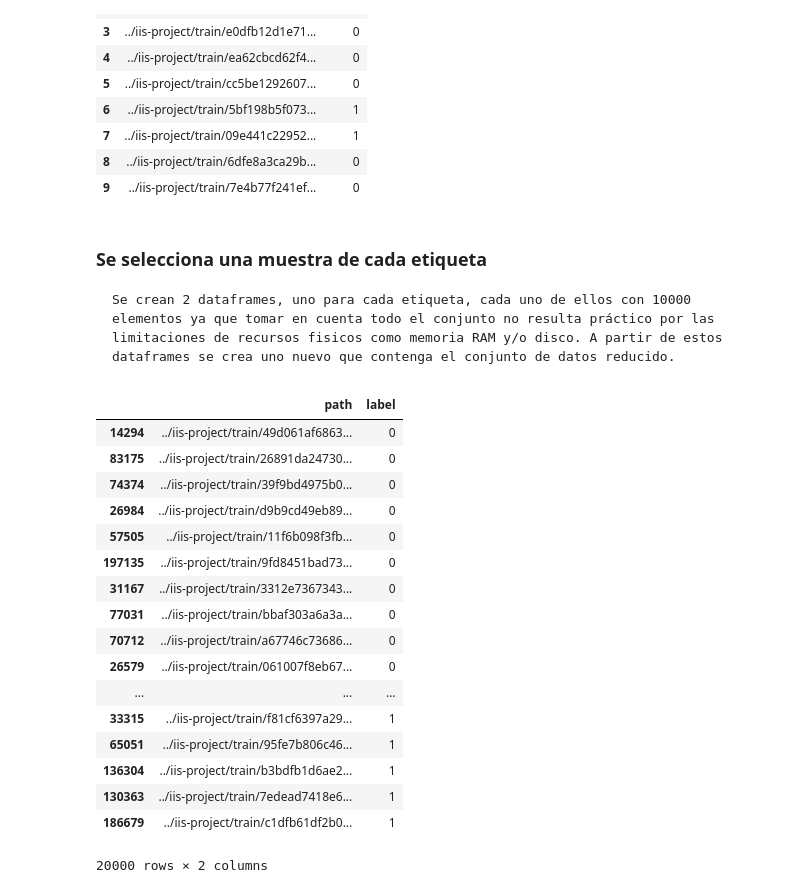
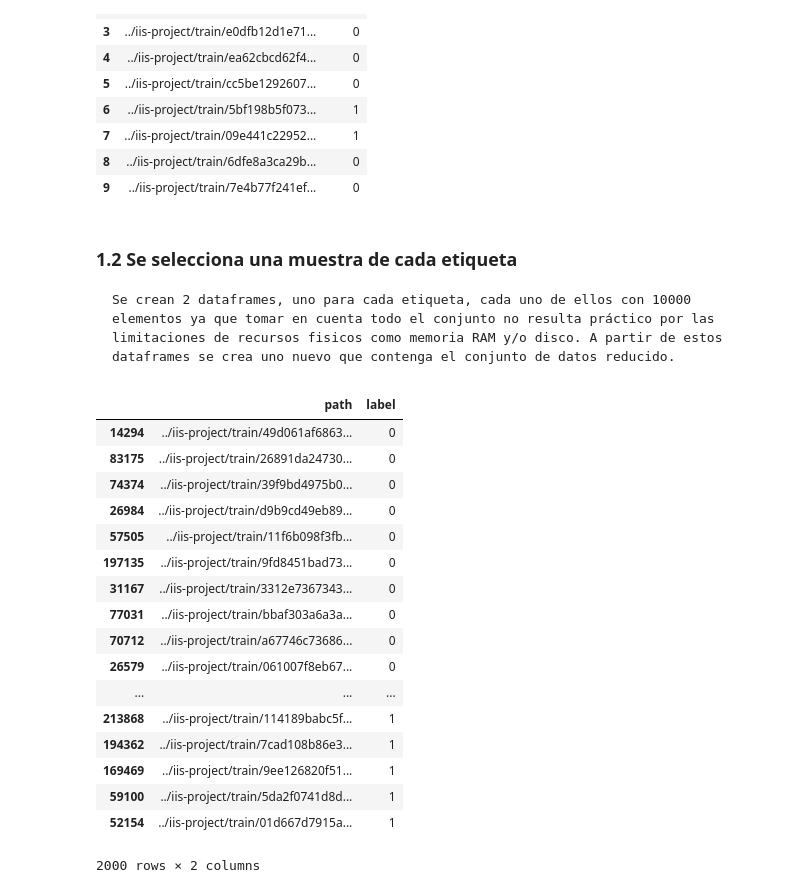
Before and after one commit to iis-project/iis-project, a Jupyter notebook: iis-project.ipynb, the cells around one changed output. Saved outputs shown, nothing was run; the diff lists cells and outputs as text; code cells hidden in the pictures.

```diff
--- a/iis-project.ipynb
+++ b/iis-project.ipynb
@@ -31,33 +34,33 @@ df.head(10)
 | 8 | ../iis-project/train/6dfe8a3ca29b... | 0 |
 | 9 | ../iis-project/train/7e4b77f241ef... | 0 |
 # %% [markdown]
-### Se selecciona una muestra de cada etiqueta
+### 1.2 Se selecciona una muestra de cada etiqueta
 
 
     Se crean 2 dataframes, uno para cada etiqueta, cada uno de ellos con 10000 elementos ya que tomar en cuenta todo el conjunto no resulta práctico por las limitaciones de recursos fisicos como memoria RAM y/o disco. A partir de estos dataframes se crea uno nuevo que contenga el conjunto de datos reducido.
 # %%
-sample_label0 = df[df.label == 0].sample(10000, random_state=50)
-sample_label1 = df[df.label == 1].sample(10000, random_state=50)
+sample_label0 = df[df.label == 0].sample(1000, random_state=50)
+sample_label1 = df[df.label == 1].sample(1000, random_state=50)
 
 
 reduced_df = pd.DataFrame(pd.concat([sample_label0, sample_label1]))
 reduced_df
 # %% [output]
 |  | path | label |
 | 14294 | ../iis-project/train/49d061af6863... | 0 |
 | 83175 | ../iis-project/train/26891da24730... | 0 |
 | 74374 | ../iis-project/train/39f9bd4975b0... | 0 |
 | 26984 | ../iis-project/train/d9b9cd49eb89... | 0 |
 | 57505 | ../iis-project/train/11f6b098f3fb... | 0 |
 | 197135 | ../iis-project/train/9fd8451bad73... | 0 |
 | 31167 | ../iis-project/train/3312e7367343... | 0 |
 | 77031 | ../iis-project/train/bbaf303a6a3a... | 0 |
 | 70712 | ../iis-project/train/a67746c73686... | 0 |
 | 26579 | ../iis-project/train/061007f8eb67... | 0 |
 | ... | ... | ... |
-| 33315 | ../iis-project/train/f81cf6397a29... | 1 |
-| 65051 | ../iis-project/train/95fe7b806c46... | 1 |
-| 136304 | ../iis-project/train/b3bdfb1d6ae2... | 1 |
-| 130363 | ../iis-project/train/7edead7418e6... | 1 |
-| 186679 | ../iis-project/train/c1dfb61df2b0... | 1 |
+| 213868 | ../iis-project/train/114189babc5f... | 1 |
+| 194362 | ../iis-project/train/7cad108b86e3... | 1 |
+| 169469 | ../iis-project/train/9ee126820f51... | 1 |
+| 59100 | ../iis-project/train/5da2f0741d8d... | 1 |
+| 52154 | ../iis-project/train/01d667d7915a... | 1 |
-20000 rows × 2 columns
+2000 rows × 2 columns
```
Also changed, not shown: parts of 22 cells of this notebook.
